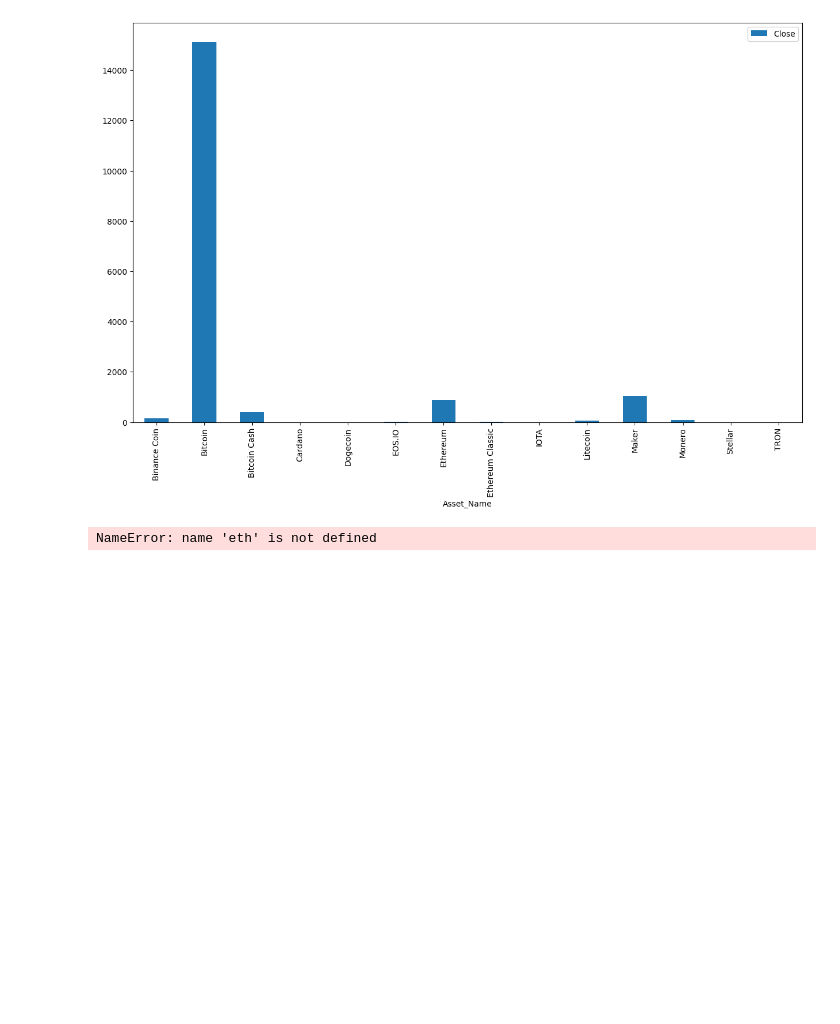
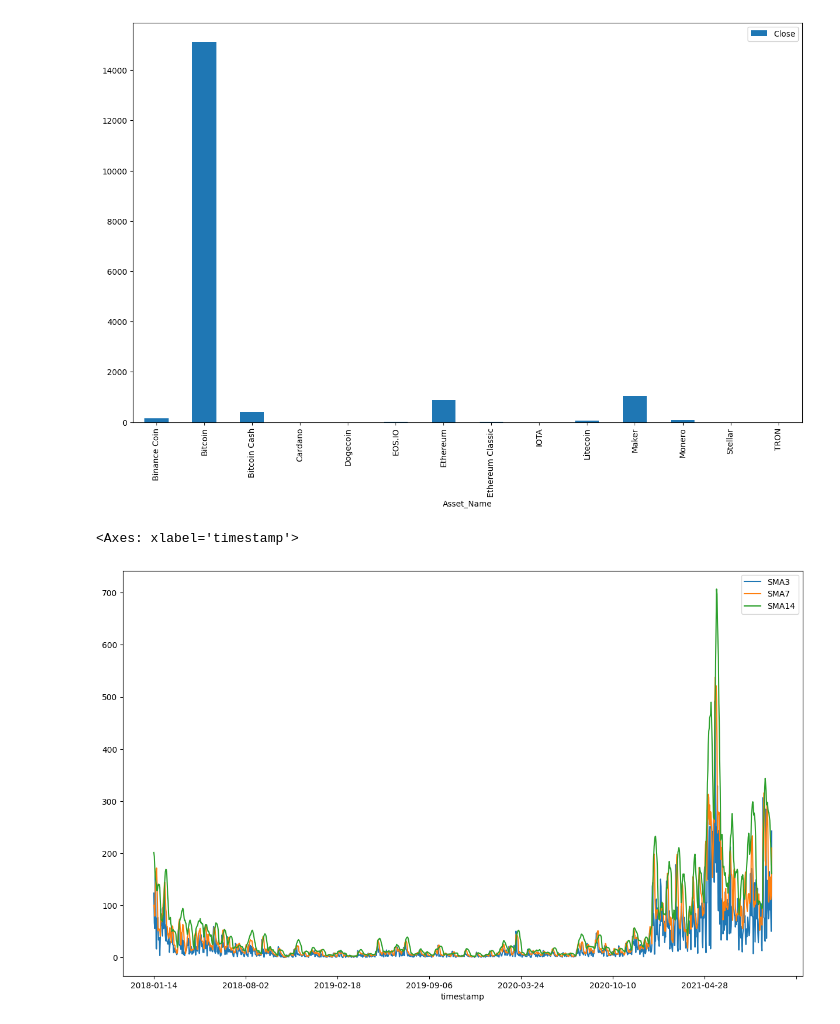
Before and after one commit to IshanS24/gr-dataeng-data-challenge, a Jupyter notebook: part3.ipynb, the cells around one changed output. Drawn from its saved outputs; the diff is of its cells as text; code cells hidden in the pictures; blank space fills up the shorter version.

```diff
--- a/part3.ipynb
+++ b/part3.ipynb
@@ -16,11 +16,16 @@ dfsd.plot(kind = 'bar')
 <Axes: xlabel='Asset_Name'>
 [figure]
 # %%
+eth = df[df['Asset_Name'] == 'Ethereum']
+
 eth = eth[['Close','timestamp']].copy()
-eth['SMA3'] = eth['Close'].std()
-eth['SMA7'] = eth['Close'].std()
-eth['SMA14'] = eth['Close'].std()
+eth['SMA3'] = eth['Close'].rolling(3).std()
+eth['SMA7'] = eth['Close'].rolling(7).std()
+eth['SMA14'] = eth['Close'].rolling(14).std()
+eth.dropna(inplace=True)
+eth.head()
 
-bit.set_index('timestamp')[['Close', 'SMA3', 'SMA7', 'SMA14']].plot(label='Ethereum',figsize=(15,9))
+eth.set_index('timestamp')[['SMA3', 'SMA7', 'SMA14']].plot(label='Ethereum',figsize=(15,9))
 # %% [output]
-NameError: name 'eth' is not defined
+<Axes: xlabel='timestamp'>
+[figure, added]
```
Also changed, not shown: 1 other file.
